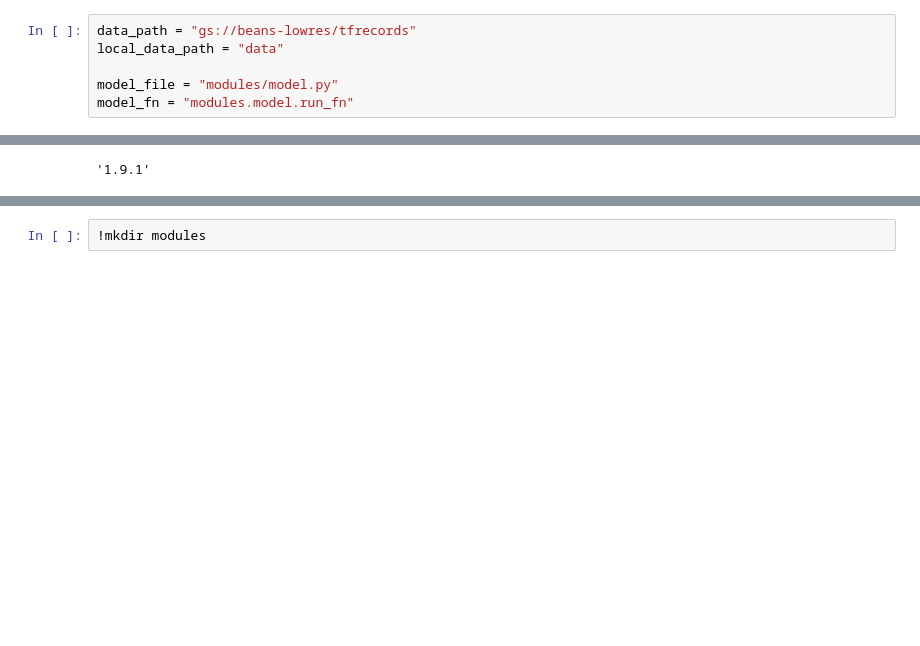
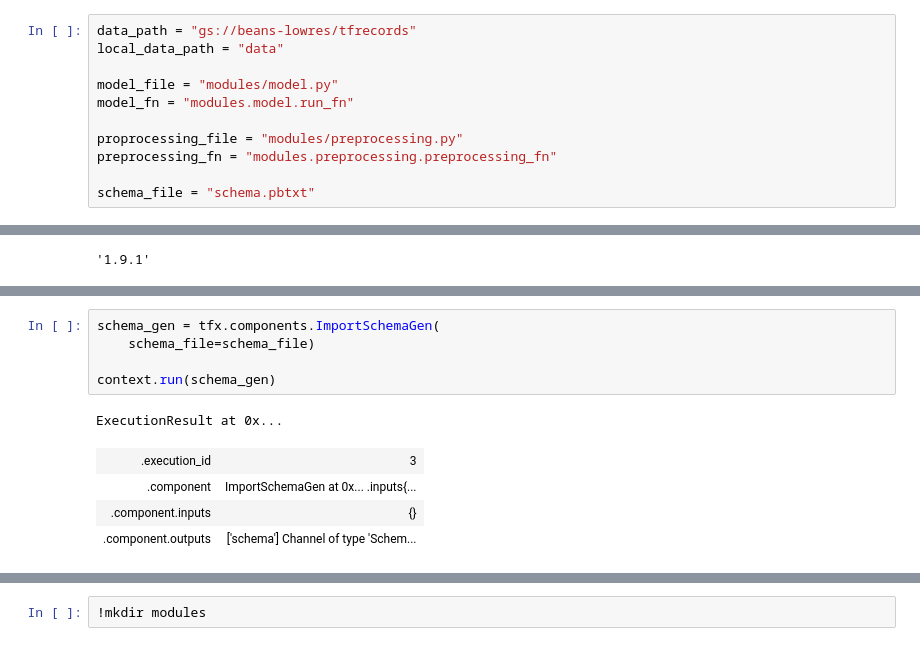
Before and after one commit to deep-diver/TFX-WandB, a Jupyter notebook: notebooks/basic_tfx.ipynb, the cells around one changed output, grey strips where cells are left out. Cells and saved outputs as stored; diff of their text form; blank space fills up the shorter version.

```diff
--- a/notebooks/basic_tfx.ipynb
+++ b/notebooks/basic_tfx.ipynb
@@ -10,6 +13,11 @@ local_data_path = "data"
 
 model_file = "modules/model.py"
 model_fn = "modules.model.run_fn"
+
+proprocessing_file = "modules/preprocessing.py"
+preprocessing_fn = "modules.preprocessing.preprocessing_fn"
+
+schema_file = "schema.pbtxt"
 # %%
 !mkdir {local_data_path}
 !gsutil cp {data_path}/*-00-*.tfrec {local_data_path}/
@@ -57,0 +141,11 @@ ExecutionResult at 0x...
+# %%
+schema_gen = tfx.components.ImportSchemaGen(
+    schema_file=schema_file)
+
+context.run(schema_gen)
+# %% [output]
+ExecutionResult at 0x...
+| .execution_id | 3 |
+| .component | ImportSchemaGen at 0x... .inputs{... |
+| .component.inputs | {} |
+| .component.outputs | ['schema'] Channel of type 'Schem... |
```
Also changed, not shown: parts of 17 cells of this notebook.
